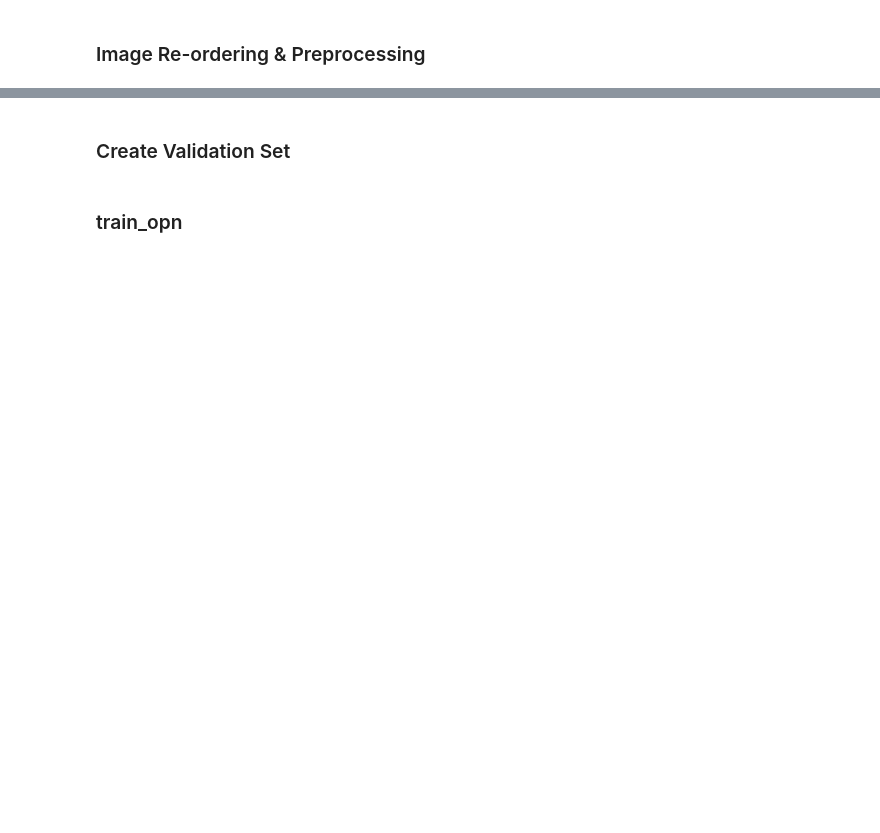
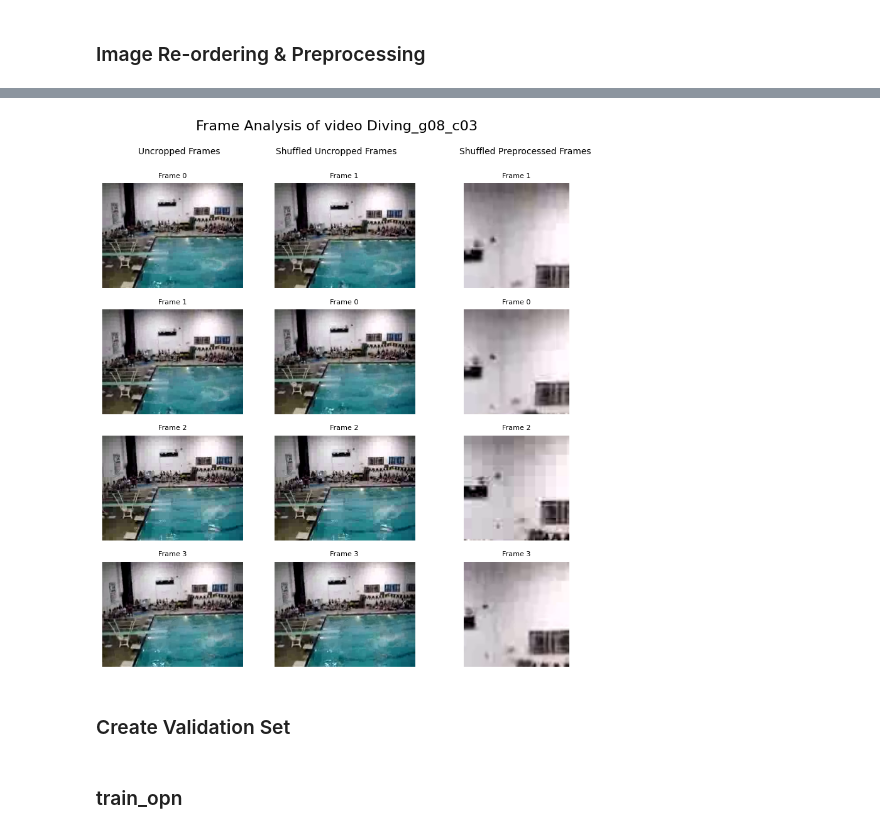
Before and after one commit to erikjsun/OPN-masterthesis, a Jupyter notebook: exjobb.ipynb, the cells around one changed output, grey strips where cells are left out. Drawn from its saved outputs; the diff is of its cells as text; code cells hidden in the pictures; blank space fills up the shorter version.

```diff
--- a/exjobb.ipynb
+++ b/exjobb.ipynb
@@ -436,0 +390,83 @@ test_temporal_four(temporal_four, amount_of_videos_to_load)
+# %%
+def test_temporal_four(temporal_four, n):
+    input_frames, frame_order_label, action_label, video_name, frames_canonical_order, uncropped_frames = temporal_four[2]
+
+    # Reorder the uncropped_frames based on frames_canonical_order
+    ordered_uncropped_frames = uncropped_frames[frames_canonical_order]
+
+    visualize_frames(input_frames, uncropped_frames, ordered_uncropped_frames, frames_canonical_order, video_name)
+    #visualize_optical_flow(flows, indices) # TODO add method to get_flows&indices
+
+def visualize_frames(input_frames, uncropped_frames, ordered_uncropped_frames, frames_canonical_order, video_name):
+    # Create a figure and a grid of subplots with an extra row for the column titles
+    fig, axs = plt.subplots(4, 3, figsize=(10, 10))
+
+    for i, (frame, uncropped_frame, ordered_frame) in enumerate(zip(input_frames, uncropped_frames, ordered_uncropped_frames)):
+        frame = frame.numpy()
+        uncropped_frame = uncropped_frame.numpy()
+        ordered_frame = ordered_frame.numpy()
+
+        axs[i, 0].imshow(ordered_frame)
+        axs[i, 0].set_title(f'Frame {i}', fontsize=8)
+        axs[i, 0].axis('off')
+
+        axs[i, 1].imshow(uncropped_frame)
+        axs[i, 1].set_title(f'Frame {frames_canonical_order[i]}', fontsize=8)
+        axs[i, 1].axis('off')
+
+        axs[i, 2].imshow(frame)
+        axs[i, 2].set_title(f'Frame {frames_canonical_order[i]}', fontsize=8)
+        axs[i, 2].axis('off')
+
+    # Set a common title for the entire plot
+    fig.suptitle(f'Frame Analysis of video {video_name}', fontsize=16)
+
+    # Define the titles for each column
+    column_titles = ['Uncropped Frames', 'Shuffled Uncropped Frames', 'Shuffled Preprocessed Frames']
+
+    # Set the column titles manually using the text function
+    fig.text(0.25, 0.93, column_titles[0], ha='center', va='center', fontsize=10)
+    fig.text(0.5, 0.93, column_titles[1], ha='center', va='center', fontsize=10)
+    fig.text(0.8, 0.93, column_titles[2], ha='center', va='center', fontsize=10)
+
+    plt.show()
+
+def visualize_optical_flow(flows, indices):
+    # Reorder the flows based on indices
+    flows = [flows[i] for i in indices[:-1]]
+
+    # Create a figure and a grid of subplots
+    fig, axs = plt.subplots(nrows=1, ncols=3, figsize=(15, 5))
+
+    # Visualize the optical flow
+    for i in range(3):
+        flow = flows[i]
+        flow = flow.numpy()
+        hsv = np.zeros((flow.shape[0], flow.shape[1], 3), dtype=np.uint8)
+        hsv[...,1] = 255
+
+        mag, ang = cv2.cartToPolar(flow[...,0], flow[...,1])
+        hsv[...,0] = ang*180/np.pi/2
+        # New code
+        mag = cv2.normalize(mag, None, 0, 255, cv2.NORM_MINMAX)
+        mag = np.uint8(mag)
+        hsv[...,2] = mag
+        rgb = cv2.cvtColor(hsv, cv2.COLOR_HSV2BGR)
+
+        im = axs[i].imshow(rgb)
+        axs[i].set_title(f'Optical flow from frame {i} to its next', fontsize=10)
+        axs[i].axis('off')
+
+        # Add a color bar
+        fig.colorbar(im, ax=axs[i], orientation='vertical')
+
+    # Display the figure with the subplots
+    plt.tight_layout()
+    plt.show()
+
+# Usage:
+amount_of_videos_to_load = 6
+video_dataset = PreparedDataset(videos, trainval='train')
+temporal_four = PreprocessedTemporalFourData(video_dataset, trainval='train')
+test_temporal_four(temporal_four, amount_of_videos_to_load)
+# %% [output]
@@ -437,3 +474,4 @@ test_temporal_four(temporal_four, amount_of_videos_to_load)
+[figure, added]
 # %% [markdown]
 ### Create Validation Set
 # %%
```
Also changed, not shown: parts of 11 cells of this notebook.
